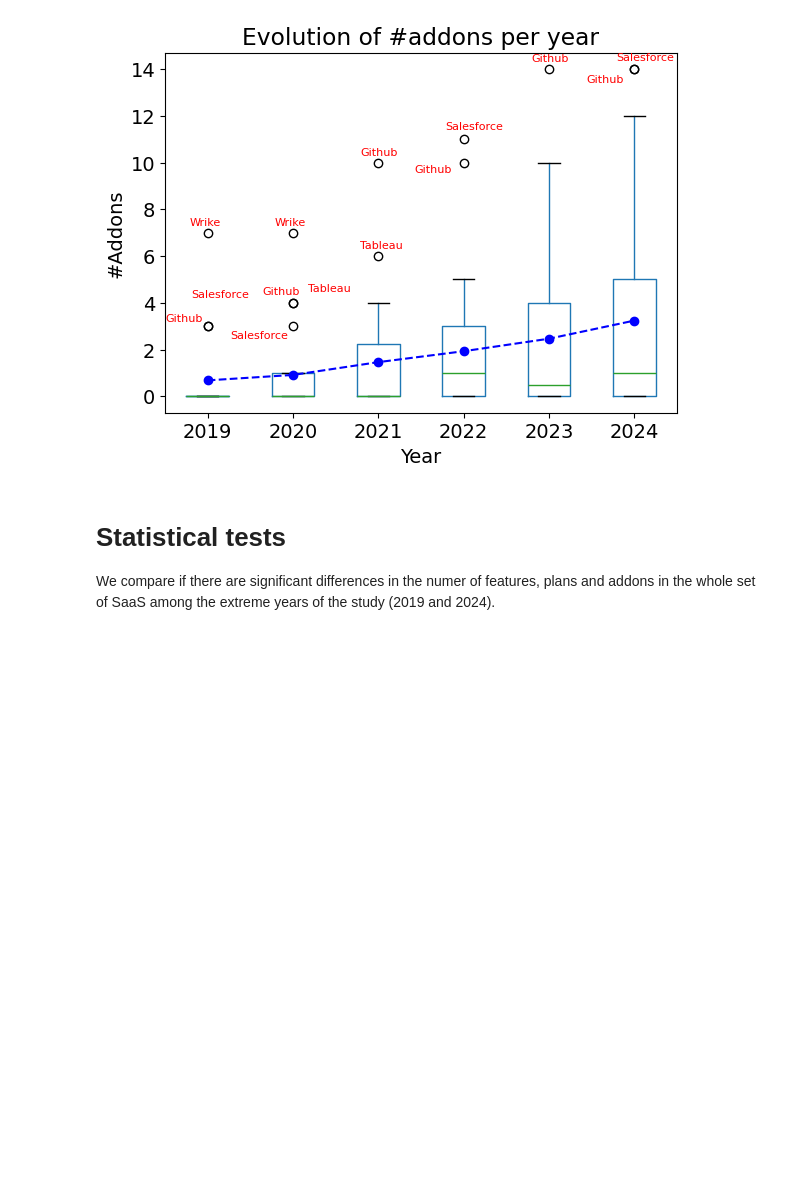
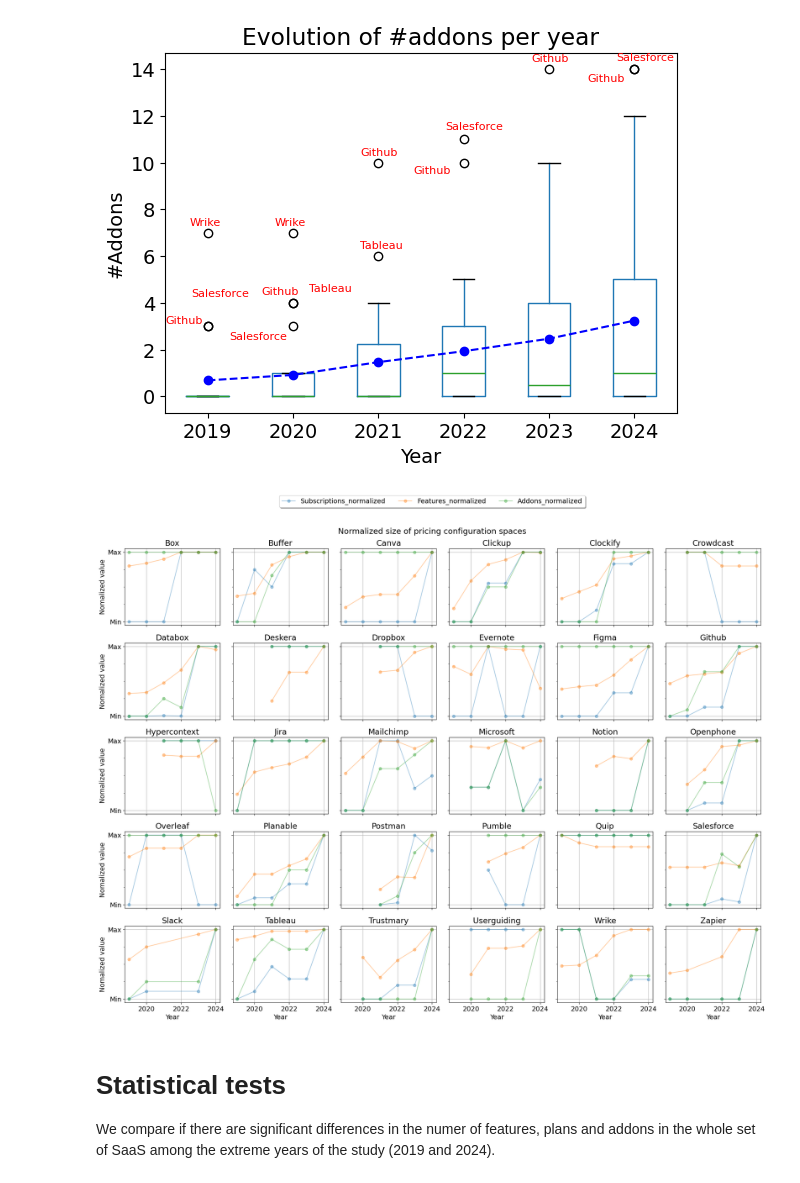
Before and after one commit to isa-group/SaaS-analysis, a Jupyter notebook: analysis_and_figures.ipynb, the cells around one changed output. Drawn from its saved outputs; the diff is of its cells as text; code cells hidden in the pictures; blank space fills up the shorter version.

Commit message:
FEAT: ADDED VISUALIZATION FOR CONFIGURATION SPACES EVO

```diff
--- a/analysis_and_figures.ipynb
+++ b/analysis_and_figures.ipynb
@@ -1184,6 +1184,63 @@ plt.show()
 # %% [output]
 <Figure size 1200x800 with 0 Axes>
 [figure]
+# %%
+def normalize_subscriptions(df):
+
+    col_min = df.groupby('Saas')["Subscriptions"].transform('min')
+    col_max = df.groupby('Saas')["Subscriptions"].transform('max')
+    dif = col_max - col_min
+    df['Subscriptions_normalized'] = (df["Subscriptions"] - col_min) / dif
+    df['Subscriptions_normalized'] = df['Subscriptions_normalized'].where(dif != 0, 1)
+    df['Subscriptions_min'] = col_min
+    df['Subscriptions_max'] = col_max
+
+    return df
+
+normalized_subscriptions_df = normalize_subscriptions(subscriptions_df)
+# %%
+# Setting up the subplots as a 5x6 grid
+fig, axes = plt.subplots(nrows=5, ncols=6, figsize=(20, 15), sharex=True, sharey=True)
+
+# Flatten the axes array for easy iteration
+axes = axes.flatten()
+
+# Plotting the data
+saas_companies = subscriptions_df['Saas'].unique()
+for i, saas in enumerate(saas_companies):
+    df_saas = normalized_subscriptions_df[normalized_subscriptions_df['Saas'] == saas]
+    df_saas_features = df_normalized_features[df_normalized_features['Saas'] == saas]
+    df_saas_addons = df_normalized[df_normalized['Saas'] == saas]
+    ax = axes[i]
+    df_saas.plot(x='Year', y='Subscriptions_normalized', ax=ax, marker='o', alpha=0.4)
+    df_saas_features.plot(x='Year', y='Features_normalized', ax=ax, marker='o', alpha=0.4)
+    ax.set_title(f'{saas}')
+    ax.set_xlabel('Year')
+    ax.set_ylabel('Nomalized value')
+    #ax.legend(['Plans Normalized', 'Features Normalized', 'Addons Normalized'])
+    ax.grid(True)
+    ax.get_legend().remove()  # Remove legend from subplots
+
+    # Customizing the x-axis labels to show 'min' and 'max'
+    min_label = "Min" #f"Min: P({df_saas['Plans_min'].iloc[0]}), F({df_saas['Features_min'].iloc[0]}), A({df_saas['Addons_min'].iloc[0]})"
+    max_label = "Max" #f"Max: P({df_saas['Plans_max'].iloc[0]}), F({df_saas['Features_max'].iloc[0]}), A({df_saas['Addons_max'].iloc[0]})"
+    ax.set_yticks([0, 1])
+    ax.set_yticklabels([min_label, max_label])
+
+# Remove any empty subplots
+#for j in range(i+1, len(axes)):
+#    fig.delaxes(axes[j])
+
+# Add a single legend at the top
+handles, labels = ax.get_legend_handles_labels()
+fig.legend(handles, labels, loc='upper center', ncol=3, bbox_to_anchor=(0.5, 1.05), fancybox=True, shadow=True)
+fig.suptitle('Normalized size of pricing configuration spaces')
+
+plt.tight_layout(rect=[0, 0, 1, 0.999])  # Adjust layout to make space for the legend
+plt.tight_layout()
+plt.show()
+# %% [output]
+[figure, added]
 # %% [markdown]
 # Statistical tests
 
```
Also changed, not shown: parts of 9 cells of this notebook, 8 other files.
